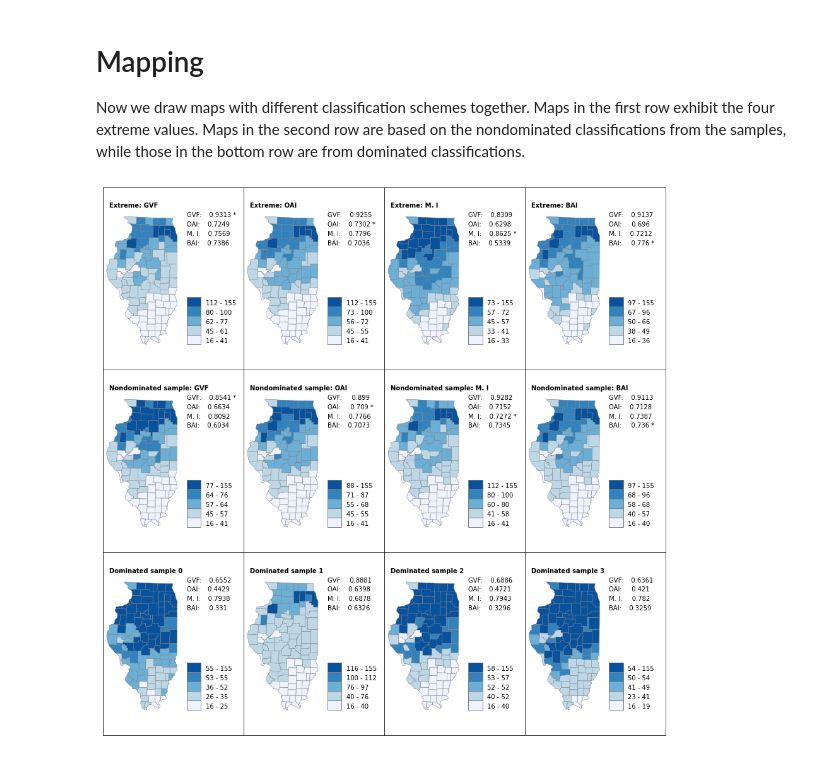
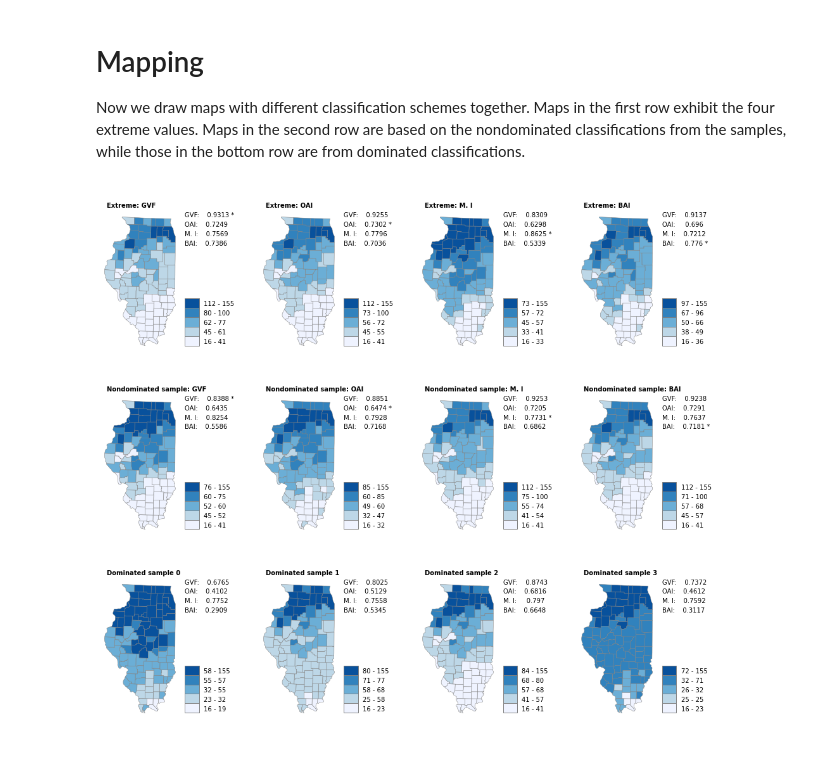
Before and after one commit to compgeog/choropleth-tradeoffs, a Jupyter notebook: explore_choropleth_results.ipynb, the cells around one changed output. Drawn from its saved outputs; the diff is of its cells as text; code cells hidden in the pictures.

Commit message:
digits

```diff
--- a/explore_choropleth_results.ipynb
+++ b/explore_choropleth_results.ipynb
@@ -350,11 +367,12 @@ fig, ax2 = plt.subplots(3, 4, sharey=True, sharex=True)
 fig.subplots_adjust(wspace=0)
 fig.subplots_adjust(hspace=0)
 fig.set_figheight(16)
-fig.set_figwidth(16)
+fig.set_figwidth(18)
 
 colors = get_colorbrewer_specs('Blues', numclass)
 objective_names = [ 'GVF', 'OAI', 'M. I', 'BAI' ]
 
+# some parameters to specify the legend box
 box_w = (xmax-xmin)/5  # a fraction of the total with
 box_h = box_w*2/3      # slightly smaller than the width
 label_xgap = box_w / 3
@@ -364,6 +382,7 @@ for axes in ax2:
     for ax in axes:
         ax.set_xticks([])
         ax.set_yticks([])
+        ax.set_frame_on(False)
 
 for j in range(4):
     ax = ax2[0, j]
@@ -373,7 +392,7 @@ for j in range(4):
     intervals = extremes[j][0]
     classes = [intervals.get_class(i) for i in all_values]
     draw_shape(all_features, classes, colors, axis=ax)
-    rect_legend(xmax*1.1, ymin, box_w, box_h, label_xgap, ax, colors, ygap=label_ygap, edgecolor='grey', intervals=intervals)
+    rect_legend(xmax*1.1, ymin, box_w, box_h, label_xgap, ax, colors, ygap=label_ygap, edgecolor='grey', intervals=intervals, num_digits=2)
     objs = extremes[j][1]
     ax.text(xmin*1.1, ymax+box_h, 'Extreme: {}'.format(objective_names[j]), weight='bold')
     for i in range(4):
@@ -384,33 +403,34 @@ four_maps = random.sample(nondominated, 4)
 for j in range(4):
     ax = ax2[1, j]
     ax.set_xlim(xmin*0.84, xmax*1.7)
     ax.set_ylim(ymin*0.97, ymax*1.03)
     ax.set_aspect(1)
     intervals = four_maps[j][0]
     classes = [intervals.get_class(i) for i in all_values]
     draw_shape(all_features, classes, colors, axis=ax)
-    rect_legend(xmax*1.1, ymin, box_w, box_h, label_xgap, ax, colors, ygap=label_ygap, edgecolor='grey', intervals=intervals)
+    rect_legend(xmax*1.1, ymin, box_w, box_h, label_xgap, ax, colors, ygap=label_ygap, edgecolor='grey', intervals=intervals, num_digits=2)
     objs = four_maps[j][1]
     ax.text(xmin*1.1, ymax+box_h, 'Nondominated sample: {}'.format(objective_names[j]), weight='bold')
     for i in range(4):
         ax.text(xmax*1.1, ymax-i*box_h, '{}:{:10.4} {}'.format(objective_names[i], objs[i], '*' if i==j else ''))
 
 four_maps2 = random.sample(dominated, 4)
 
 for j in range(4):
     ax = ax2[2, j]
     ax.set_xlim(xmin*0.84, xmax*1.7)
     ax.set_ylim(ymin*0.97, ymax*1.03)
     ax.set_aspect(1)
     intervals = four_maps2[j][0]
     classes = [intervals.get_class(i) for i in all_values]
     draw_shape(all_features, classes, colors, axis=ax)
-    rect_legend(xmax*1.1, ymin, box_w, box_h, label_xgap, ax, colors, ygap=label_ygap, edgecolor='grey', intervals=intervals)
+    rect_legend(xmax*1.1, ymin, box_w, box_h, label_xgap, ax, colors, ygap=label_ygap, edgecolor='grey', intervals=intervals, num_digits=2)
     objs = four_maps2[j][1]
     ax.text(xmin*1.1, ymax+box_h, 'Dominated sample {}'.format(j), weight='bold')
     for i in range(4):
         ax.text(xmax*1.1, ymax-i*box_h, '{}:{:10.4}'.format(objective_names[i], objs[i]))
 
+
 plt.show()
 # %% [output]
-[figure, old version]
+[figure, new version]
```
Also changed, not shown: parts of 4 cells of this notebook.
